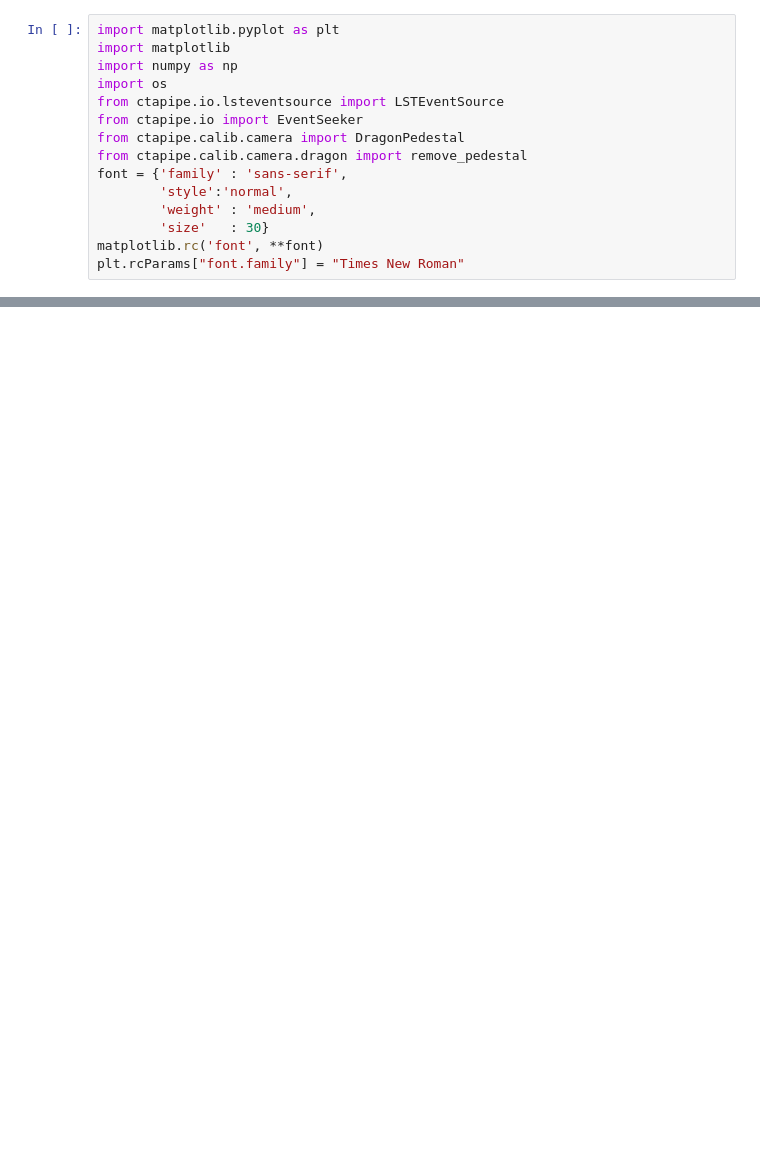
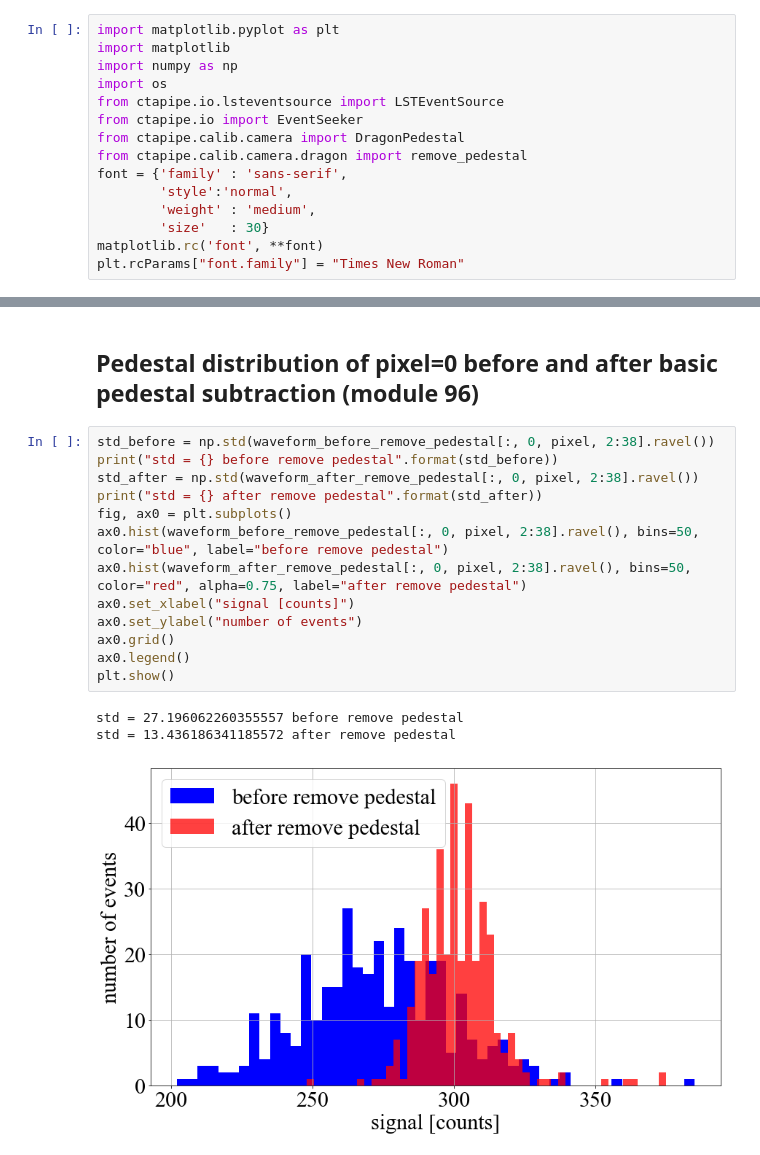
Before and after one commit to pawel21/ctapipe, a Jupyter notebook: examples/notebooks/remove_pedestal_data_20180629.ipynb, the cells around one changed output, grey strips where cells are left out. Drawn from its saved outputs; the diff is of its cells as text; blank space fills up the shorter version.

```diff
--- a/examples/notebooks/remove_pedestal_data_20180629.ipynb
+++ b/examples/notebooks/remove_pedestal_data_20180629.ipynb
@@ -33,0 +83,19 @@ WARNING:ctapipe.io.eventseeker.EventSeeker:Seeking to event by looping through e
+# %% [markdown]
+## Pedestal distribution of pixel=0 before and after basic pedestal subtraction (module 96)
+# %%
+std_before = np.std(waveform_before_remove_pedestal[:, 0, pixel, 2:38].ravel())
+print("std = {} before remove pedestal".format(std_before))
+std_after = np.std(waveform_after_remove_pedestal[:, 0, pixel, 2:38].ravel())
+print("std = {} after remove pedestal".format(std_after))
+fig, ax0 = plt.subplots()
+ax0.hist(waveform_before_remove_pedestal[:, 0, pixel, 2:38].ravel(), bins=50, color="blue", label="before remove pedestal")
+ax0.hist(waveform_after_remove_pedestal[:, 0, pixel, 2:38].ravel(), bins=50, color="red", alpha=0.75, label="after remove pedestal")
+ax0.set_xlabel("signal [counts]")
+ax0.set_ylabel("number of events")
+ax0.grid()
+ax0.legend()
+plt.show()
+# %% [output]
+std = 27.196062260355557 before remove pedestal
+std = 13.436186341185572 after remove pedestal
+[figure, added]
```
Also changed, not shown: parts of 16 cells of this notebook.
